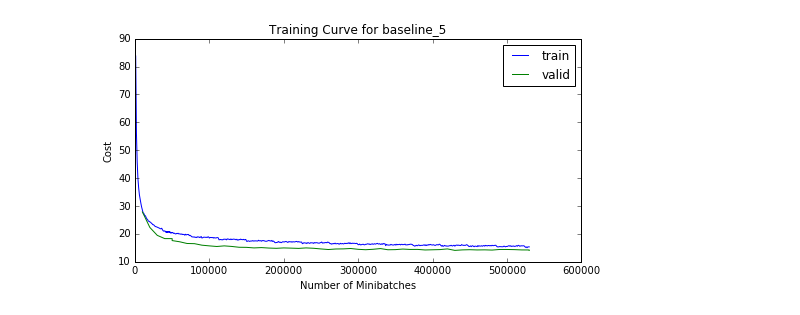
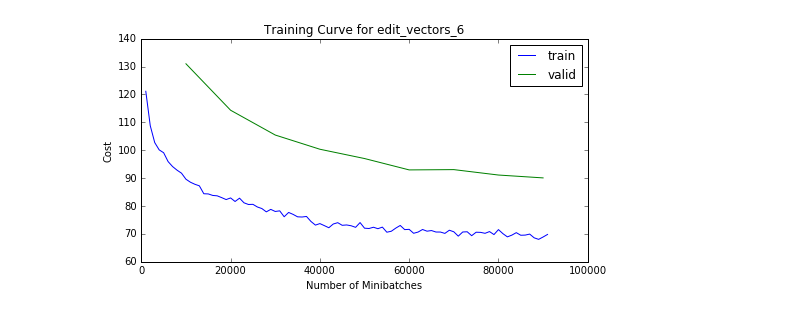
Before and after one commit to shubhaguha/MSc, a Jupyter notebook: training_progress/Plot training curves.ipynb, the cells around one changed output. Saved outputs shown, nothing was run; the diff lists cells and outputs as text; code cells hidden in the pictures.

```diff
--- a/training_progress/Plot training curves.ipynb
+++ b/training_progress/Plot training curves.ipynb
@@ -51,4 +75,4 @@ plot_training_curve('baseline_4')
 # %%
-plot_training_curve('baseline_5')
+plot_training_curve('edit_vectors_6')
 # %% [output]
-[figure, old version]
+[figure, new version]
```
Also changed, not shown: parts of 23 cells of this notebook, 23 other files.
